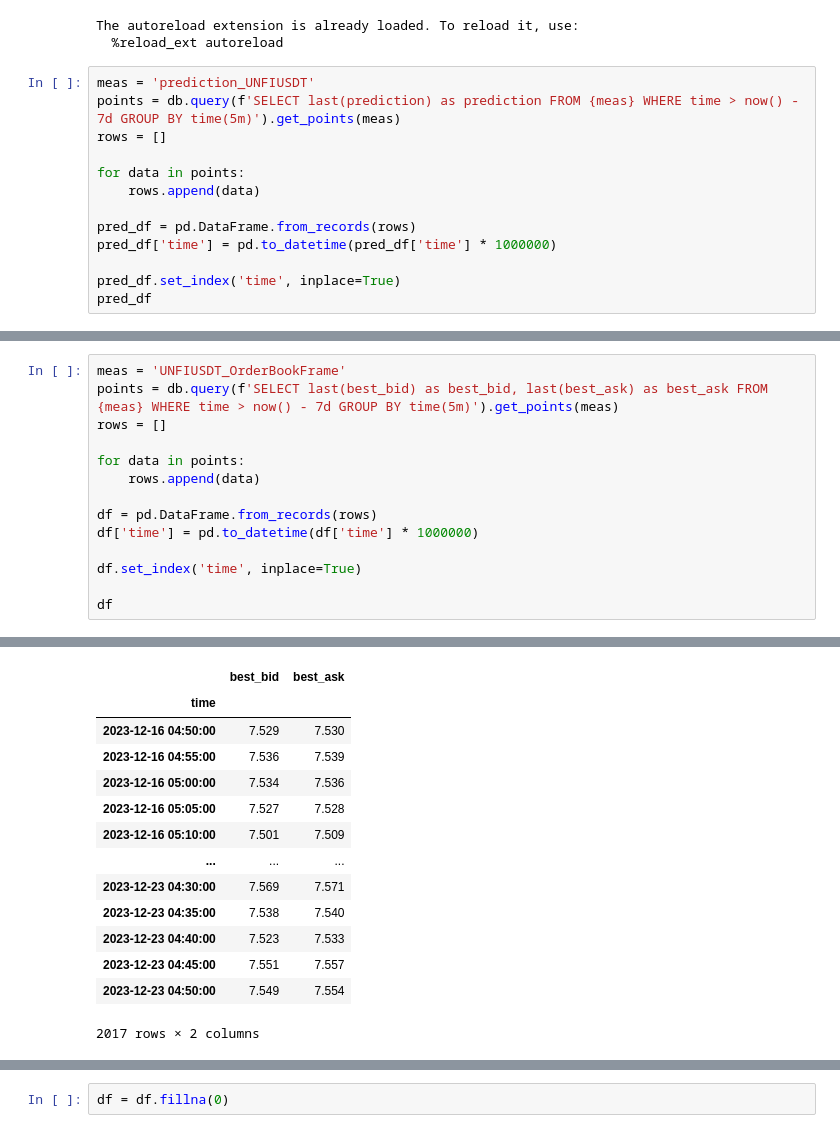
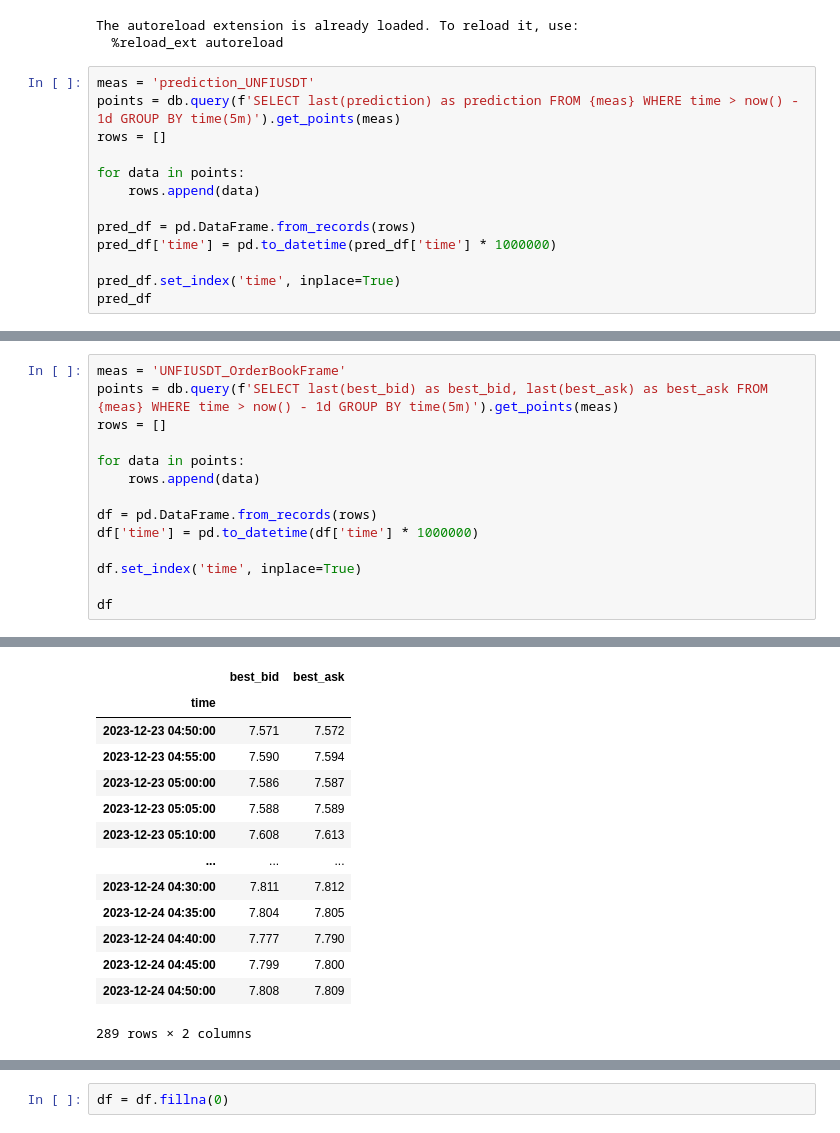
Before and after one commit to joliveros/exchange-data, a Jupyter notebook: notebooks/Predictions PNL.ipynb, the cells around one changed output, grey strips where cells are left out. Cells and saved outputs as stored; diff of their text form.

```diff
--- a/notebooks/Predictions PNL.ipynb
+++ b/notebooks/Predictions PNL.ipynb
@@ -42,7 +42,7 @@ The autoreload extension is already loaded. To reload it, use:
   %reload_ext autoreload
 # %%
 meas = 'prediction_UNFIUSDT'
-points = db.query(f'SELECT last(prediction) as prediction FROM {meas} WHERE time > now() - 7d GROUP BY time(5m)').get_points(meas)
+points = db.query(f'SELECT last(prediction) as prediction FROM {meas} WHERE time > now() - 1d GROUP BY time(5m)').get_points(meas)
 rows = []
 
 for data in points:
@@ -72,6 +72,6 @@ pred_df
 # %%
 meas = 'UNFIUSDT_OrderBookFrame'
-points = db.query(f'SELECT last(best_bid) as best_bid, last(best_ask) as best_ask FROM {meas} WHERE time > now() - 7d GROUP BY time(5m)').get_points(meas)
+points = db.query(f'SELECT last(best_bid) as best_bid, last(best_ask) as best_ask FROM {meas} WHERE time > now() - 1d GROUP BY time(5m)').get_points(meas)
 rows = []
 
 for data in points:
@@ -88,17 +88,17 @@ df
 |  | best_bid | best_ask |
 | time |  |  |
-| 2023-12-16 04:50:00 | 7.529 | 7.530 |
-| 2023-12-16 04:55:00 | 7.536 | 7.539 |
-| 2023-12-16 05:00:00 | 7.534 | 7.536 |
-| 2023-12-16 05:05:00 | 7.527 | 7.528 |
-| 2023-12-16 05:10:00 | 7.501 | 7.509 |
+| 2023-12-23 04:50:00 | 7.571 | 7.572 |
+| 2023-12-23 04:55:00 | 7.590 | 7.594 |
+| 2023-12-23 05:00:00 | 7.586 | 7.587 |
+| 2023-12-23 05:05:00 | 7.588 | 7.589 |
+| 2023-12-23 05:10:00 | 7.608 | 7.613 |
 | ... | ... | ... |
-| 2023-12-23 04:30:00 | 7.569 | 7.571 |
-| 2023-12-23 04:35:00 | 7.538 | 7.540 |
-| 2023-12-23 04:40:00 | 7.523 | 7.533 |
-| 2023-12-23 04:45:00 | 7.551 | 7.557 |
-| 2023-12-23 04:50:00 | 7.549 | 7.554 |
+| 2023-12-24 04:30:00 | 7.811 | 7.812 |
+| 2023-12-24 04:35:00 | 7.804 | 7.805 |
+| 2023-12-24 04:40:00 | 7.777 | 7.790 |
+| 2023-12-24 04:45:00 | 7.799 | 7.800 |
+| 2023-12-24 04:50:00 | 7.808 | 7.809 |
-2017 rows × 2 columns
+289 rows × 2 columns
 # %%
 df['prediction'] = pred_df['prediction']
 df
```
Also changed, not shown: parts of 4 cells of this notebook, 5 other files.
